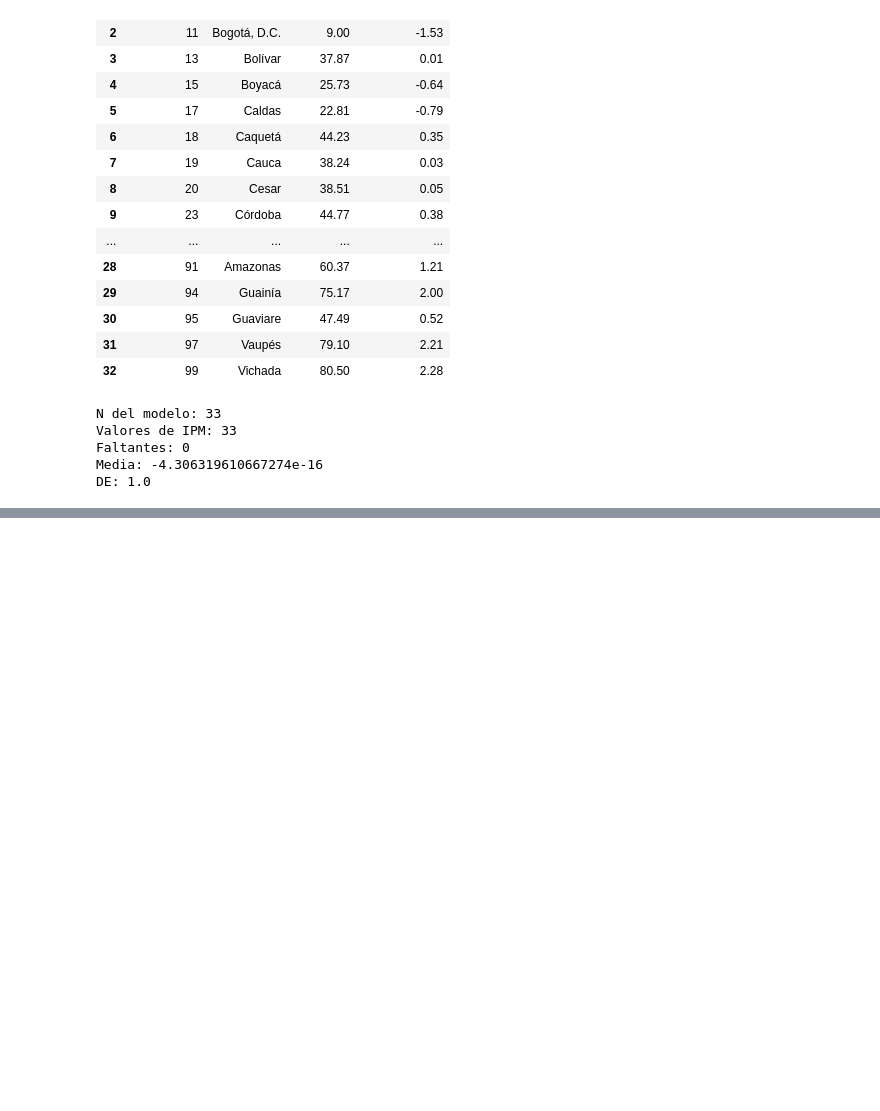
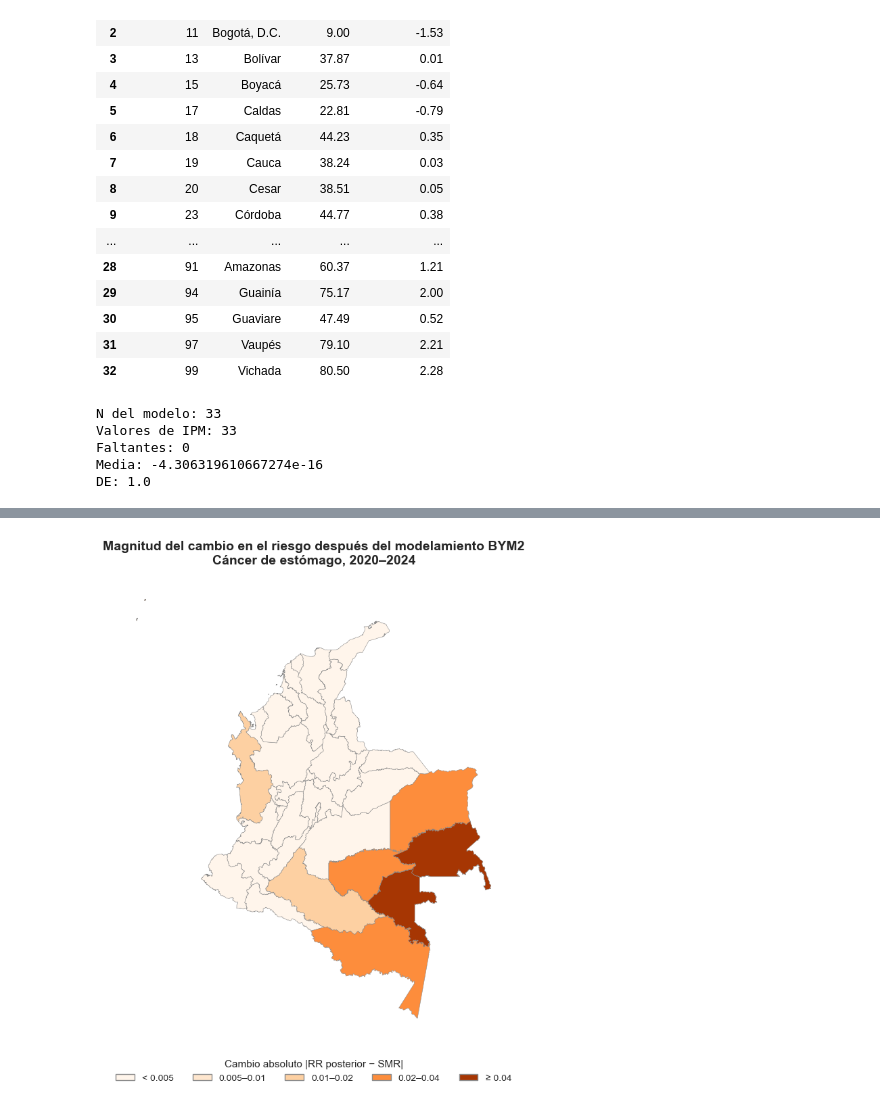
Before and after one commit to miguelpvmr/Priority-cancers-in-Colombia, a Jupyter notebook: notebooks/03 Cáncer_Pulmón.ipynb, the cells around one changed output, grey strips where cells are left out. Cells and saved outputs as stored; diff of their text form; code cells hidden in the pictures; blank space fills up the shorter version.

```diff
--- a/notebooks/03 Cáncer_Pulmón.ipynb
+++ b/notebooks/03 Cáncer_Pulmón.ipynb
@@ -3510,0 +3593,94 @@ plt.show()
+# %%
+comparacion_mapa = gdf_departamentos.merge(
+    comparacion_smr_bym2[
+        ["dpto_ccdgo", "DPNOM", "SMR", "RR_media", "Diferencia"]
+    ],
+    left_on="DPTO_CCDGO",
+    right_on="dpto_ccdgo",
+    how="left"
+)
+
+comparacion_mapa["Cambio_absoluto"] = comparacion_mapa["Diferencia"].abs()
+
+comparacion_mapa["Categoria_cambio"] = pd.cut(
+    comparacion_mapa["Cambio_absoluto"],
+    bins=[-np.inf, 0.005, 0.01, 0.02, 0.04, np.inf],
+    labels=[
+        "< 0.005",
+        "0.005–0.01",
+        "0.01–0.02",
+        "0.02–0.04",
+        "≥ 0.04"
+    ],
+    right=False
+)
+
+colores_cambio = {
+    "< 0.005": "#fff5eb",
+    "0.005–0.01": "#fee6ce",
+    "0.01–0.02": "#fdd0a2",
+    "0.02–0.04": "#fd8d3c",
+    "≥ 0.04": "#a63603"
+}
+
+orden_cambio = [
+    "< 0.005",
+    "0.005–0.01",
+    "0.01–0.02",
+    "0.02–0.04",
+    "≥ 0.04"
+]
+
+fig, ax = plt.subplots(
+    1,
+    1,
+    figsize=(9, 9)
+)
+
+for categoria, color in colores_cambio.items():
+    subset = comparacion_mapa[
+        comparacion_mapa["Categoria_cambio"] == categoria
+    ]
+
+    if not subset.empty:
+        subset.plot(
+            ax=ax,
+            color=color,
+            edgecolor="#8c8c8c",
+            linewidth=0.4,
+            aspect=1
+        )
+
+leyenda = [
+    Patch(
+        facecolor=colores_cambio[categoria],
+        edgecolor="#8c8c8c",
+        label=categoria
+    )
+    for categoria in orden_cambio
+]
+
+fig.legend(
+    handles=leyenda,
+    title="Cambio absoluto |RR posterior − SMR|",
+    loc="lower center",
+    bbox_to_anchor=(0.5, 0.035),
+    ncol=5,
+    frameon=False,
+    fontsize=10,
+    title_fontsize=11
+)
+
+ax.set_title(
+    "Magnitud del cambio en el riesgo después del modelamiento BYM2\nCáncer de estómago, 2020–2024",
+    fontsize=14,
+    fontweight="bold",
+    pad=15
+)
+
+ax.axis("off")
+
+plt.tight_layout(rect=[0, 0.10, 1, 0.96])
+plt.show()
+# %% [output]
+[figure, added]
```
Also changed, not shown: parts of 33 cells of this notebook.
